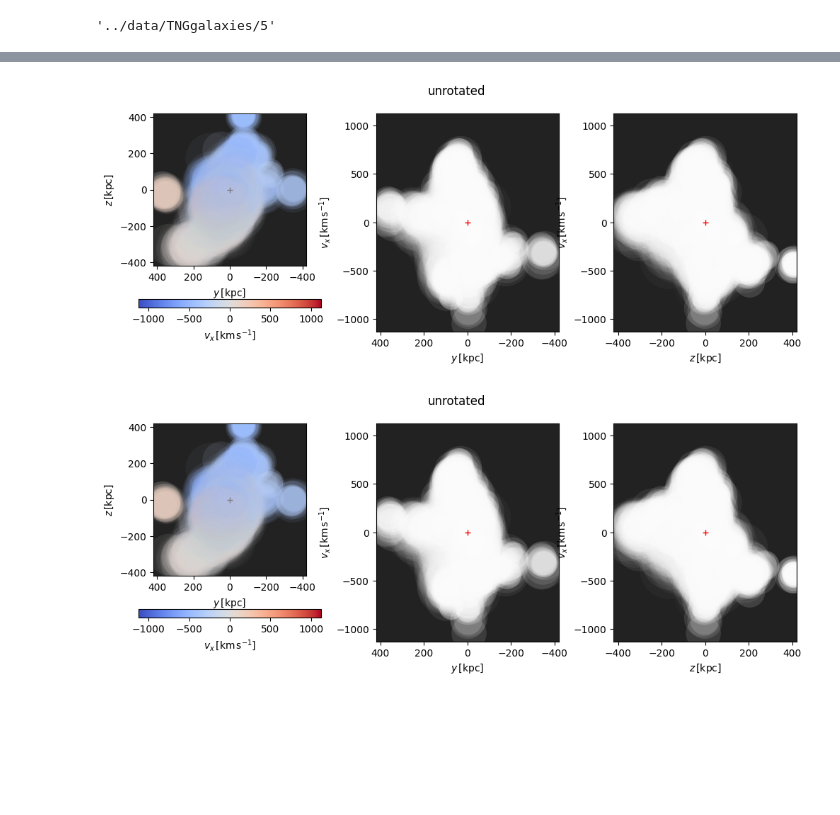
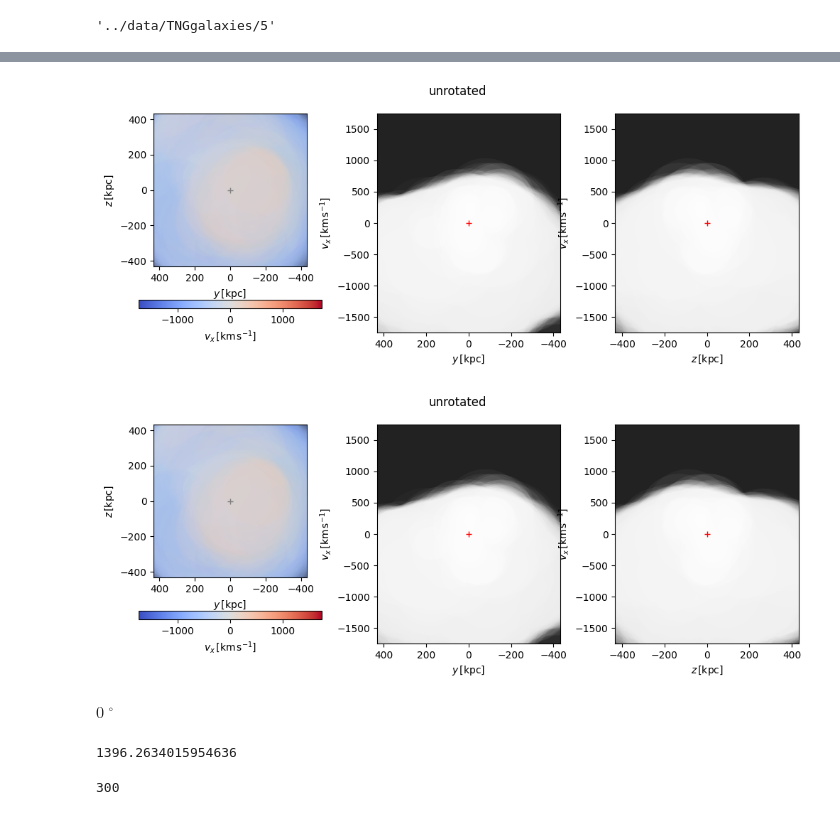
Before and after one commit to Martindelosrios/MaDaMe, a Jupyter notebook: codes/SKIRT.ipynb, the cells around one changed output, grey strips where cells are left out. Cells and saved outputs as stored; diff of their text form; code cells hidden in the pictures; blank space fills up the shorter version.

```diff
--- a/codes/SKIRT.ipynb
+++ b/codes/SKIRT.ipynb
@@ -192,16 +192,16 @@ if len(ind_new) > 0:
 
     np.savetxt(folder + '/stars_sb_v.txt', particles, header = stars_sb_header)
 # %%
-particles = np.loadtxt('../data/particles/subhalo_' + str(subID) + '_gasCoord.txt') / h # [kPc]
+particles = np.loadtxt('../data/particles/halo_0_subhalo_' + str(subID) + '_gasCoord.txt') / h # [kPc]
 npart = len(particles)
 
-aux = np.loadtxt('../data/particles/subhalo_' + str(subID) + '_gasDens.txt') * (1e10) * (h**2) # [Msun / kPc^3]
+aux = np.loadtxt('../data/particles/halo_0_subhalo_' + str(subID) + '_gasDens.txt') * (1e10) * (h**2) # [Msun / kPc^3]
 particles = np.hstack((particles, aux.reshape(npart, 1)))
 
-aux = np.loadtxt('../data/particles/subhalo_' + str(subID) + '_gasMetal.txt')
+aux = np.loadtxt('../data/particles/halo_0_subhalo_' + str(subID) + '_gasMetal.txt')
 particles = np.hstack((particles, aux.reshape(npart, 1)))
 
-aux = np.loadtxt('../data/particles/subhalo_' + str(subID) + '_gasVels.txt') # Vels [km sqrt(a)/s]
+aux = np.loadtxt('../data/particles/halo_0_subhalo_' + str(subID) + '_gasVels.txt') # Vels [km sqrt(a)/s]
 particles = np.hstack((particles, aux))
 
 #stars_SFT = np.loadtxt('../data/particles/subhalo_' + str(subID) + '_gasSFT.txt')
@@ -363,10 +411,10 @@ from Hdecompose.atomic_frac import atomic_frac
 a = 1 #data_header["Time"]
 z = 0 #data_header["Redshift"]
 #h = data_header["HubbleParam"]
-xe_g = np.loadtxt('../data/particles/subhalo_' + str(subID) + '_eAbund.txt') #data_g["ElectronAbundance"]
+xe_g = np.loadtxt('../data/particles/halo_0_subhalo_' + str(subID) + '_eAbun.txt') #data_g["ElectronAbundance"]
 rho_g = particles[:,3] * U.Msun * np.power(U.kpc, -3) #data_g["Density"] * 1e10 / h * U.Msun * np.power(a / h * U.kpc, -3)
-u_g = np.loadtxt('../data/particles/subhalo_' + str(subID) + '_intEne.txt') # data_g["InternalEnergy"]  # unit conversion handled in T_g
-X_H_g = np.loadtxt('../data/particles/subhalo_' + str(subID) + '_gasHI.txt') # GFM_Metals[:,0] HI
+u_g = np.loadtxt('../data/particles/halo_0_subhalo_' + str(subID) + '_intEne.txt') # data_g["InternalEnergy"]  # unit conversion handled in T_g
+X_H_g = np.loadtxt('../data/particles/halo_0_subhalo_' + str(subID) + '_gasHI.txt') # GFM_Metals[:,0] HI
 mu_g = 4 / (1 + 3 * X_H_g + 4 * X_H_g * xe_g)
 gamma = 5.0 / 3.0  # see http://www.tng-project.org/data/docs/faq/#gen4
 T_g = (
@@ -378,7 +426,7 @@ T_g = (
     * C.m_p.to_value(U.g)
     * U.K
 )
-m_g = np.loadtxt('../data/particles/subhalo_' + str(subID) + '_gasMasses.txt') * 1e10 / h * U.Msun # data_g["Masses"] * 1e10 / h * U.Msun
+m_g = np.loadtxt('../data/particles/halo_0_subhalo_' + str(subID) + '_gasMasses.txt') * U.Msun # data_g["Masses"] * 1e10 / h * U.Msun
             # cast to float64 to avoid underflow error
 nH_g = U.Quantity(rho_g * X_H_g / mu_g, dtype=np.float64) / C.m_p
             # In TNG_corrections I set f_neutral = 1 for particles with density
@@ -407,6 +459,6 @@ hsm_g = 2.5 * r_cell * find_fwhm(CubicSplineKernel().kernel)
 # %%
 # This rotation is to have the same "sky plane" in martini than in skirt
-theta = -np.pi/2
+theta = np.pi/2
 rot_mat = np.array([
             [np.cos(theta), 0, np.sin(theta)],
             [0, 1, 0],
@@ -415,5 +472,5 @@ rot_mat = np.array([
 # %%
-source = SPHSource(
+source0 = SPHSource(
             distance=15 * U.Mpc,
             h=h,
             T_g=T_g,
@@ -425,10 +482,10 @@ source = SPHSource(
             rotation={"rotmat": rot_mat}
         )
 # %%
-source.preview(title="unrotated")
+source0.preview(title="unrotated")
 # %% [output]
-[figure, old version]
+[figure, new version]
-[figure, old version]
+[figure, new version]
 # %%
 beam = GaussianBeam(
     bmaj=30.0 * U.arcsec, bmin=30.0 * U.arcsec, bpa=0.0 * U.deg, truncate=3.0
@@ -444,6 +501,18 @@ datacube = DataCube(
     ra=source.ra,
     dec=source.dec,
 )
+# %%
+source.ra
+# %% [output]
+$0 \; \mathrm{{}^{\circ}}$
+# %%
+384 * 50 * (1/3600) * (np.pi/180) * 15 * (1000)
+# %% [output]
+1396.2634015954636
+# %%
+50*6
+# %% [output]
+300
 # %%
 noise = GaussianNoise(
     rms=3.0e-8 * U.Jy * U.beam**-1,
```
Also changed, not shown: parts of 26 cells of this notebook, 1 other file.
